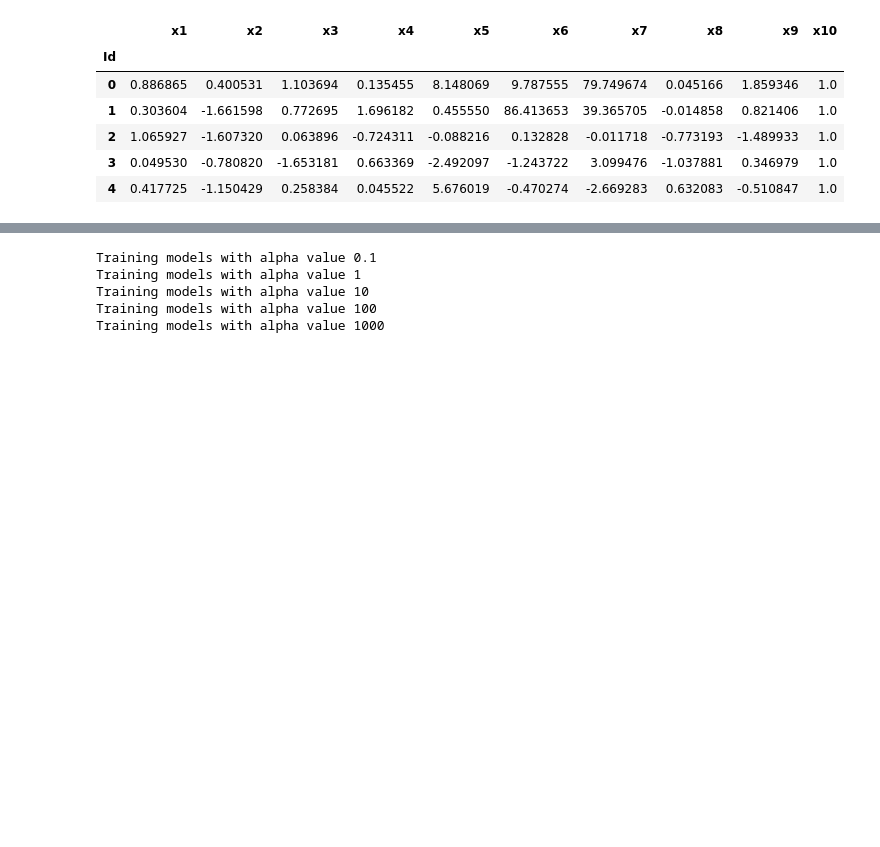
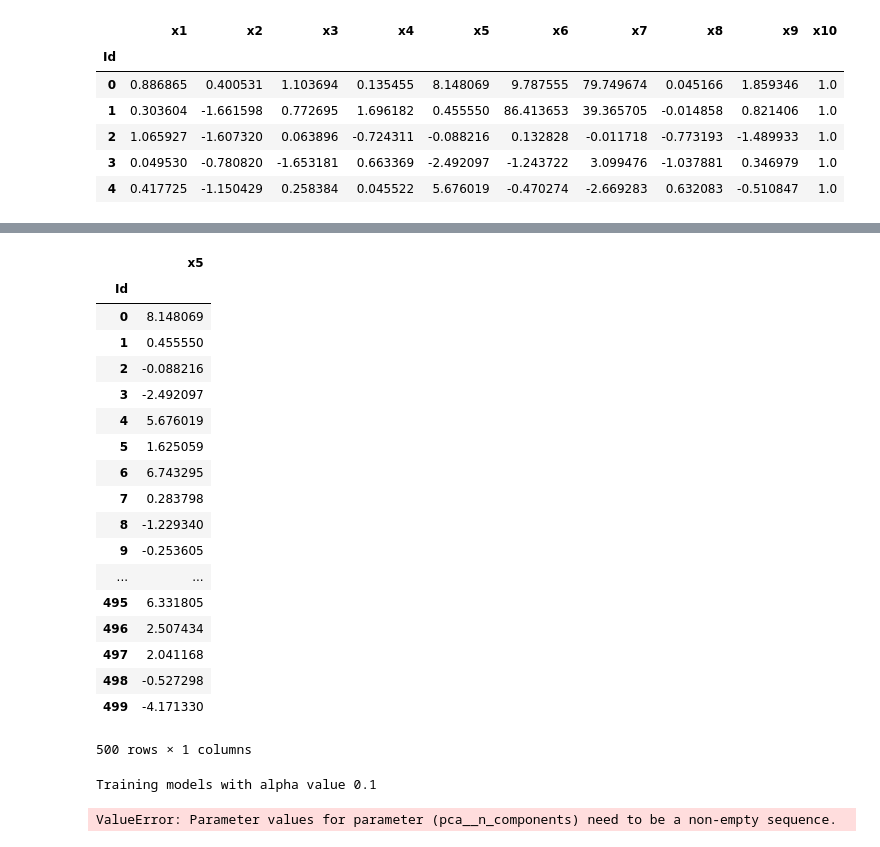
Before and after one commit to matthaeusheer/ml-project, a Jupyter notebook: notebooks/task_1a.ipynb, the cells around one changed output, grey strips where cells are left out. Cells and saved outputs as stored; diff of their text form; code cells hidden in the pictures; blank space fills up the shorter version.

```diff
--- a/notebooks/task_1a.ipynb
+++ b/notebooks/task_1a.ipynb
@@ -69,3 +80,26 @@ Name: y, dtype: float64
+# %%
+train_X_cleaned = train_X[['x5']]
+train_X_cleaned
+# %% [output]
+|  | x5 |
+| Id |  |
+| 0 | 8.148069 |
+| 1 | 0.455550 |
+| 2 | -0.088216 |
+| 3 | -2.492097 |
+| 4 | 5.676019 |
+| 5 | 1.625059 |
+| 6 | 6.743295 |
+| 7 | 0.283798 |
+| 8 | -1.229340 |
+| 9 | -0.253605 |
+| ... | ... |
+| 495 | 6.331805 |
+| 496 | 2.507434 |
+| 497 | 2.041168 |
+| 498 | -0.527298 |
+| 499 | -4.171330 |
+500 rows × 1 columns
 # %%
 """
 For each of the pre-defined regularization values, we create a Pipeline consisting of a the ridge regressor itself.
@@ -77,11 +111,13 @@ ridge_alphas = [0.1, 1, 10, 100, 1000]
 models = {}
 for alpha_value in ridge_alphas:
 
-    pipeline = Pipeline([('regr', Ridge(alpha=alpha_value))])
+    pipeline = Pipeline([('pca', PCA()),
+                         ('regr', Ridge(alpha=alpha_value))])
 
     models[alpha_value] = pipeline
 
-param_grid = {'regr__random_state': [1], # Fixing the random seed for reproducability
+param_grid = {'pca__n_components': range(1, len(train_X_cleaned.columns)),
+              'regr__random_state': [1], # Fixing the random seed for reproducability
               'regr__normalize': [True, False]
              }
 
@@ -91,16 +127,13 @@ for alpha_value, ridge_pipe in models.items():
     print('Training models with alpha value {}'.format(ridge_pipe.get_params()['regr__alpha']))
 
     grid_cv = GridSearchCV(ridge_pipe, param_grid=param_grid, cv=10, scoring='neg_mean_squared_error', verbose=False)
-    grid_cv.fit(train_X, train_Y)
+    grid_cv.fit(train_X_cleaned, train_Y)
     grid_cv_estimators[alpha_value] = grid_cv
 
     # print('\tAvg. RMSE of runs: ', grid_cv.cv_results_['mean_test_score'], '\n')
 # %% [output]
 Training models with alpha value 0.1
-Training models with alpha value 1
-Training models with alpha value 10
-Training models with alpha value 100
-Training models with alpha value 1000
+ValueError: Parameter values for parameter (pca__n_components) need to be a non-empty sequence.
 # %%
 results = []
 
```
Also changed, not shown: parts of 8 cells of this notebook.
